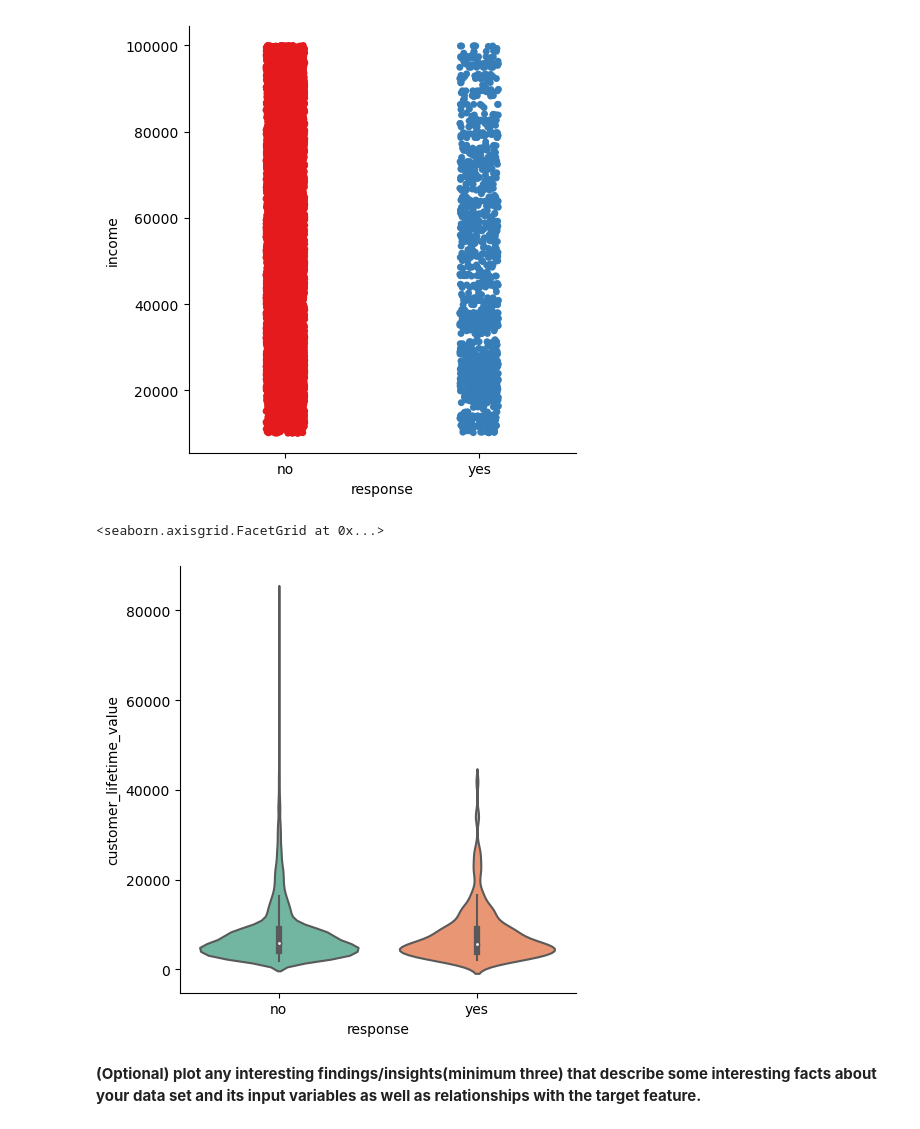
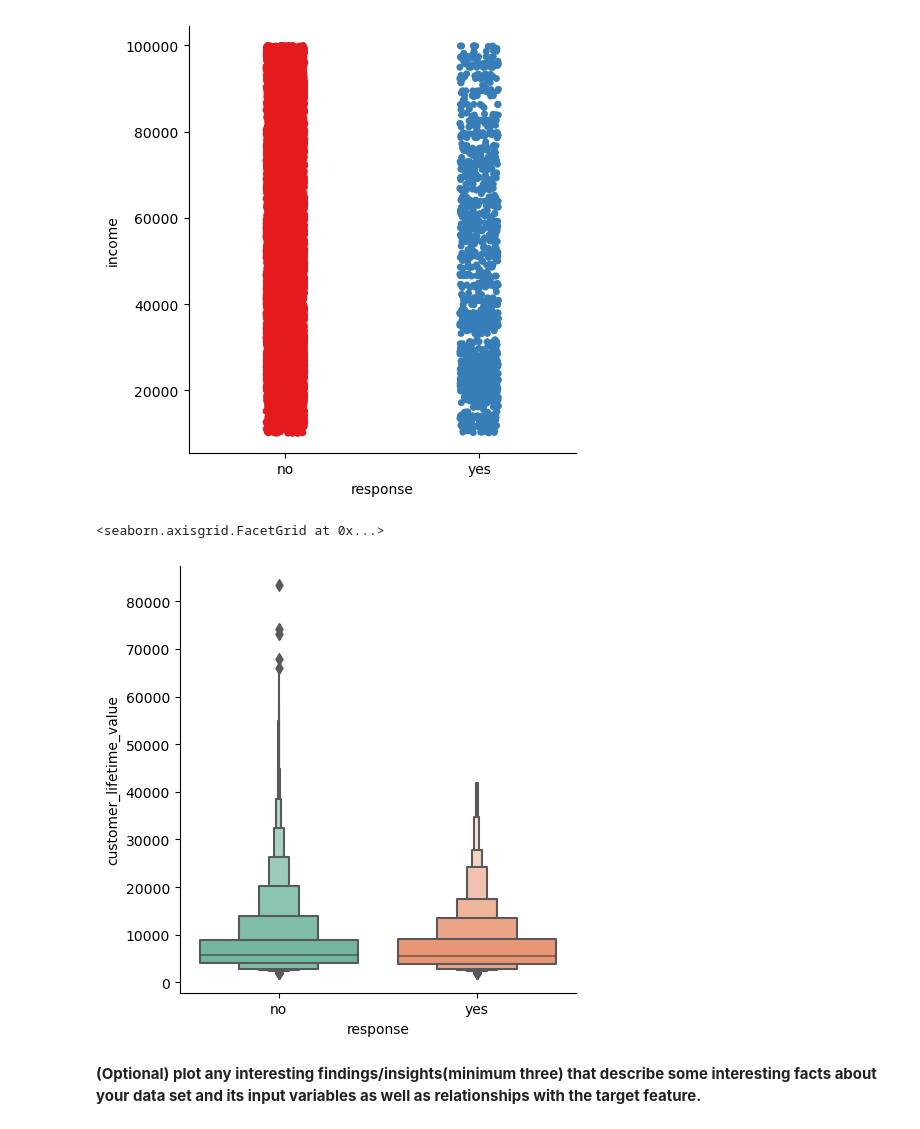
Before and after one commit to DGU94/Ironhack_Davidguillet_Lab, a Jupyter notebook: Week 2/Customer_Analysis_Case_Study_ [LAB]_DGU_Activities_3&4.ipynb, the cells around one changed output. Saved outputs shown, nothing was run; the diff lists cells and outputs as text; code cells hidden in the pictures.

```diff
--- a/Week 2/Customer_Analysis_Case_Study_ [LAB]_DGU_Activities_3&4.ipynb
+++ b/Week 2/Customer_Analysis_Case_Study_ [LAB]_DGU_Activities_3&4.ipynb
@@ -184,11 +106,11 @@ sns.catplot(data = rdn3, x = 'response', y ="income", palette="Set1")
 # %% [output]
 <seaborn.axisgrid.FacetGrid at 0x...>
 [figure]
-# %%
-sns.catplot(data = rdn3, x = 'response', y ="customer_lifetime_value", palette="Set2",  kind='violin')
-# %% [output]
-<seaborn.axisgrid.FacetGrid at 0x...>
-[figure, removed]
+# %%
+sns.catplot(data = rdn3, x = 'response', y ="customer_lifetime_value", palette="Set2",  kind='boxen')
+# %% [output]
+<seaborn.axisgrid.FacetGrid at 0x...>
+[figure, added]
 # %% [markdown]
 **(Optional) plot any interesting findings/insights(minimum three) that describe some interesting facts about your data set and its input variables as well as relationships with the target feature.**
 # %%
```
Also changed, not shown: parts of 15 cells of this notebook, 1 other file.
